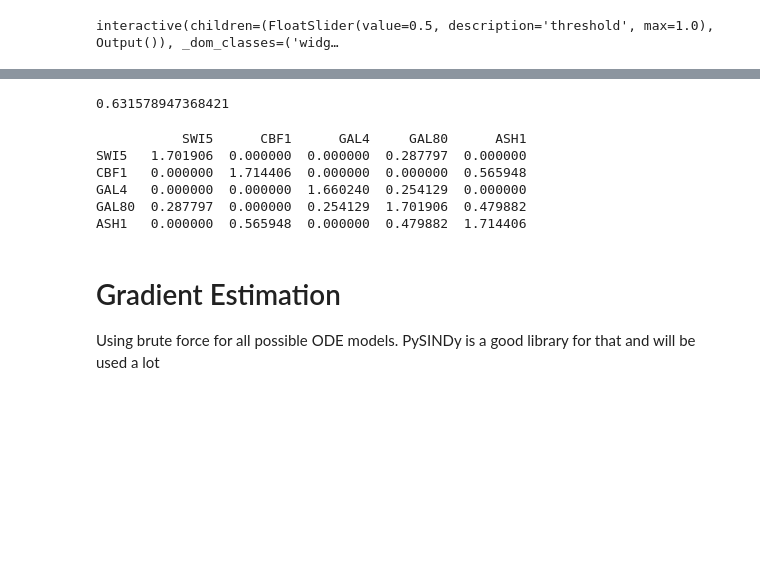
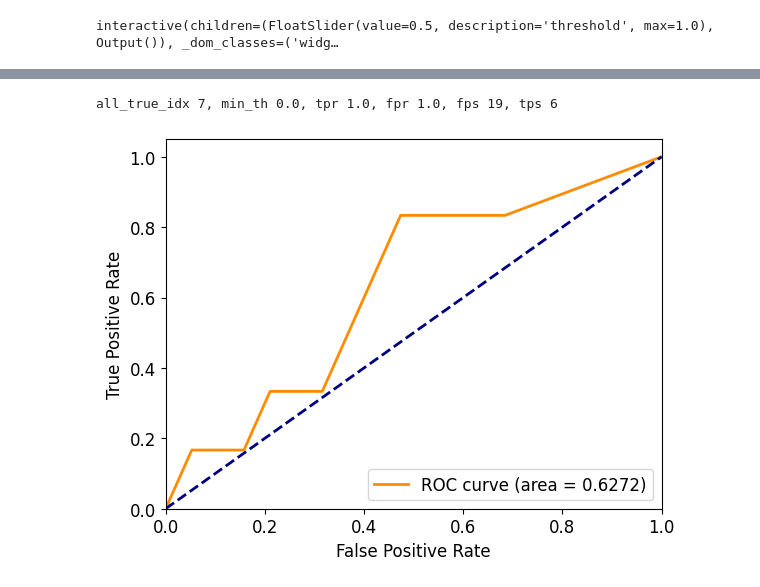
Before and after one commit to JanStern/Modeling-Biological-Networks-Assignment, a Jupyter notebook: main.ipynb, the cells around one changed output, grey strips where cells are left out. Cells and saved outputs as stored; diff of their text form; code cells hidden in the pictures; blank space fills up the shorter version.

```diff
--- a/main.ipynb
+++ b/main.ipynb
@@ -89,26 +124,15 @@ plot_roc_simplified(fprs, tprs)
-# %%
-vals = []
-for tpr, fpr in zip(tprs, fprs):
-    vals.append(np.sqrt(tpr ** 2 + (1 - fpr) ** 2))
-
-thresholds[vals.index(min(vals))]
-# %% [output]
-0.631578947368421
-# %%
-from src.relevance_network import apply_aracne
-
-dpi_threshold = 0.3  # Threshold for DPI
-threshold = 0.0
-aracne_result = apply_aracne(mi_matrix, threshold, dpi_threshold)
-print(aracne_result)
-# %% [output]
-           SWI5      CBF1      GAL4     GAL80      ASH1
-SWI5   1.701906  0.000000  0.000000  0.287797  0.000000
-CBF1   0.000000  1.714406  0.000000  0.000000  0.565948
-GAL4   0.000000  0.000000  1.660240  0.254129  0.000000
-GAL80  0.287797  0.000000  0.254129  1.701906  0.479882
-ASH1   0.000000  0.565948  0.000000  0.479882  1.714406
-# %% [markdown]
-# Gradient Estimation
-Using brute force for all  possible ODE models.
-PySINDy is a good library for that and will be used a lot
+# %%
+# process the coefficients to get the network structure as binary predictions
+matplotlib.rcParams.update({'font.size': 12})
+weights = copy.deepcopy(mi_matrix.values)
+weights[range(5), range(5)] = 0
+predictions = np.abs(weights.flatten())
+
+fpr, tpr, fps, tps, thresholds, roc_auc = get_fpr_tpr(true_structure, predictions)
+# get the minimum threshold that gives all true positives
+all_true_idx = np.where(tpr==1)[0].min()
+print(f'all_true_idx {all_true_idx}, min_th {thresholds[all_true_idx]}, tpr {tpr[all_true_idx]}, fpr {fpr[all_true_idx]}, fps {fps[all_true_idx]}, tps {tps[all_true_idx]} \n')
+plot_roc(fpr, tpr, roc_auc, save_path=f'figures/rn_mi_roc.png')
+# %% [output]
+all_true_idx 7, min_th 0.0, tpr 1.0, fpr 1.0, fps 19, tps 6
+[figure, added]
```
Also changed, not shown: parts of 47 cells of this notebook, 43 other files.
